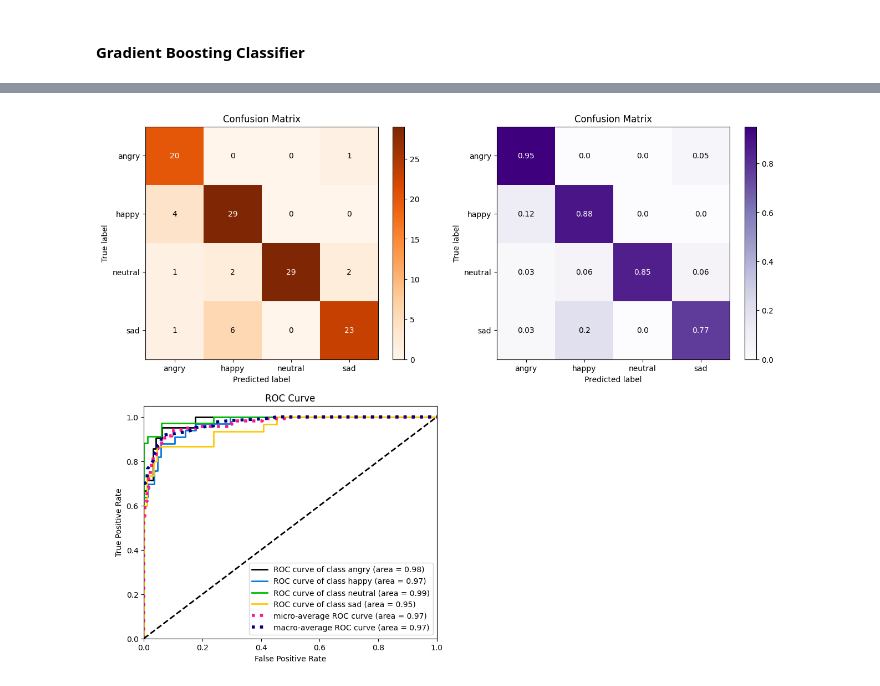
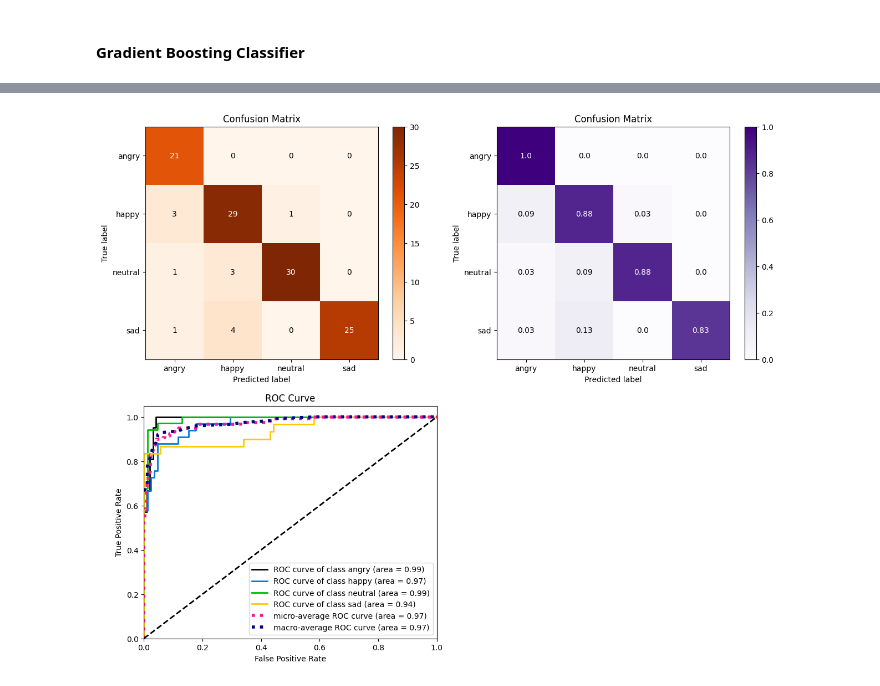
Before and after one commit to marcuslim835/IS4242-Group-3, a Jupyter notebook: Model_ws.ipynb, the cells around one changed output, grey strips where cells are left out. Drawn from its saved outputs; the diff is of its cells as text; code cells hidden in the pictures.

```diff
--- a/Model_ws.ipynb
+++ b/Model_ws.ipynb
@@ -344,20 +365,24 @@ plot_visualisations(val_y, pred_val_y, pred_val_y_probs)
 # %% [markdown]
 #### k Nearest Neighbors
 # %%
-# k Nearest Neighbours
+# k nearest neighbours
 
-# Set hyperparameters
-k = 4
+param_grid = {
+    "n_neighbors": np.arange(1, 25),
+    "metric": ["euclidean", "manhattan", "cosine"],
+}
 
-# Train model
-model_knn = KNeighborsClassifier(n_neighbors=k)
-model_knn.fit(train_X_features, train_y)
+model_knn = KNeighborsClassifier()
+model_knn_cv = GridSearchCV(model_knn, param_grid, cv=5)
+model_knn_cv.fit(train_X_features, train_y)
 
 # Predict on validation set
-pred_val_y = model_knn.predict(val_X_features)
+pred_val_y = model_knn_cv.predict(val_X_features)
 
 # Evaluate metrics
 knn_accuracy, knn_precision, knn_recall, knn_f1 = calculate_metrics(val_y, pred_val_y)
+
+print(f"Best parameters: {model_knn_cv.best_params_}")
 
 results_df = pd.DataFrame({
     'Model': ['SVM', 'RandomForestClassifier', 'MLPClassifier', 'KNeighborsClassifier'],
@@ -382,18 +408,28 @@ plot_visualisations(val_y, pred_val_y, pred_val_y_probs)
 #### Gradient Boosting Classifier
 # %%
 # Set hyperparameters
-learning_rate = 0.1
-max_depth = 5
 
+# param_grid = {
+#     'learning_rate': np.arange(0.05, 0.21, 0.05),
+#     'max_depth': np.arange(3, 8),
+# }
 
-model_gbdt = GradientBoostingClassifier(max_depth=max_depth, learning_rate=learning_rate, random_state=4242, verbose=1)
-model_gbdt.fit(train_X_features, train_y)
+param_grid = {
+    'learning_rate': [0.1],
+    'max_depth': np.arange(3, 5),
+}
+
+model_gbdt = GradientBoostingClassifier(random_state=4242)
+model_gbdt_cv = GridSearchCV(model_gbdt, param_grid, cv=5, verbose=1)
+model_gbdt_cv.fit(train_X_features, train_y)
 
 # Predict on validation set
-pred_val_y = model_gbdt.predict(val_X_features)
+pred_val_y = model_gbdt_cv.predict(val_X_features)
 
 # Evaluate metrics
 gbdt_accuracy, gbdt_precision, gbdt_recall, gbdt_f1 = calculate_metrics(val_y, pred_val_y)
+
+print(f"Best parameters: {model_gbdt_cv.best_params_}")
 
 results_df = pd.DataFrame({
     'Model': ['SVM', 'RandomForestClassifier', 'MLPClassifier', 'KNeighborsClassifier', 'GradientBoosting'],
@@ -433,5 +451,5 @@ results_df
 # %%
-pred_val_y_probs = model_gbdt.predict_proba(val_X_features)
+pred_val_y_probs = model_gbdt_cv.predict_proba(val_X_features)
 plot_visualisations(val_y, pred_val_y, pred_val_y_probs)
 # %% [output]
-[figure, old version]
+[figure, new version]
```
Also changed, not shown: parts of 8 cells of this notebook.
